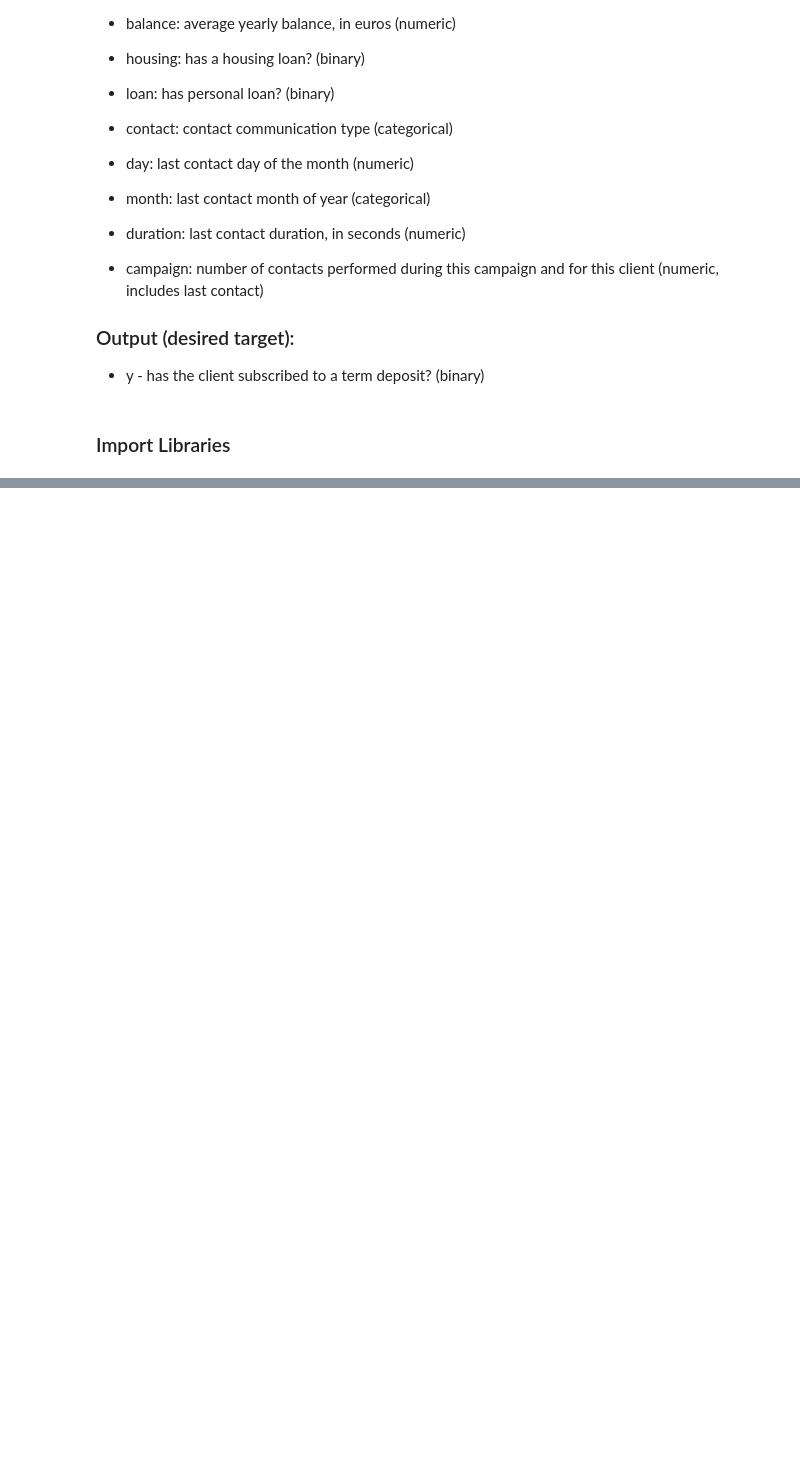
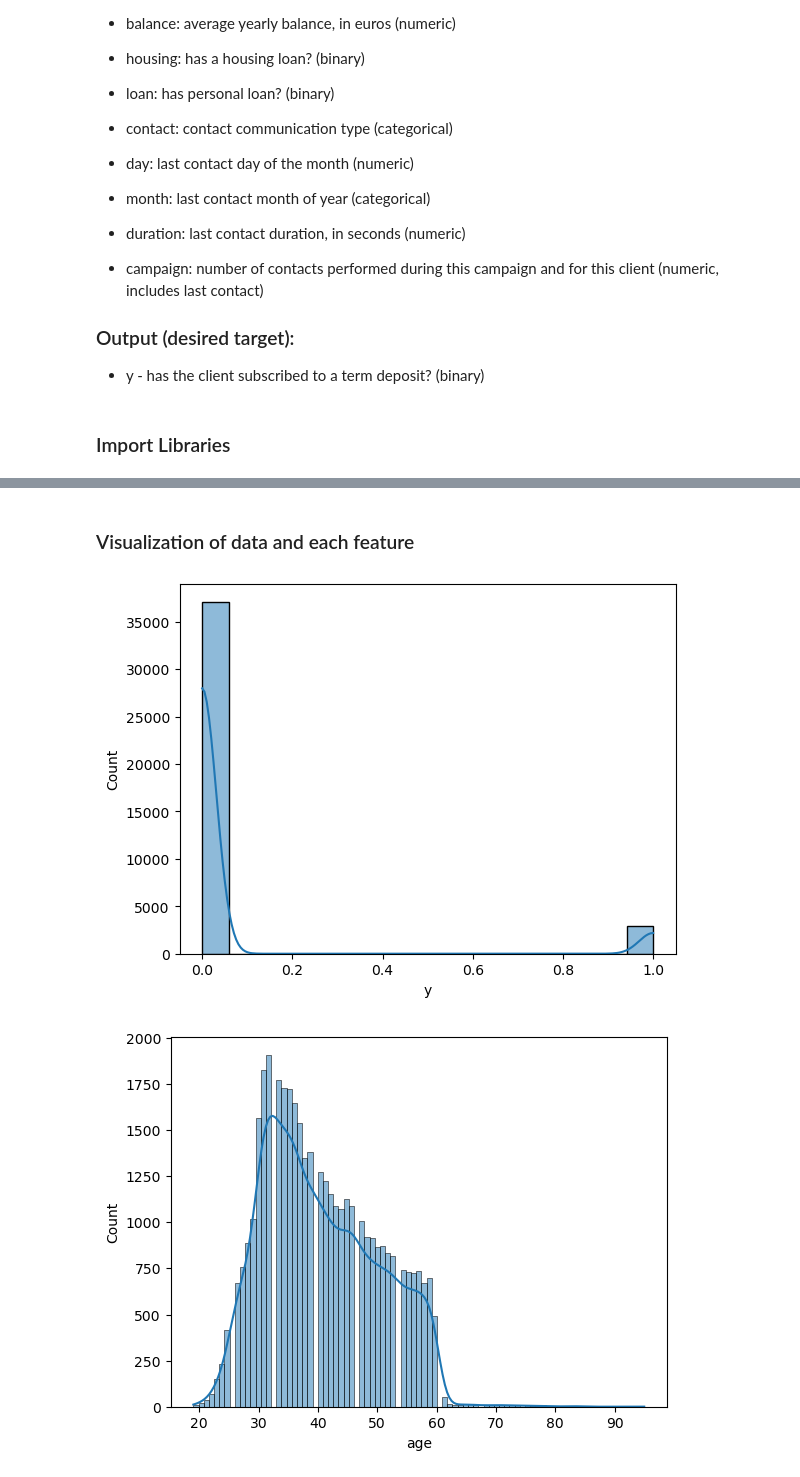
Before and after one commit to NNtorvas/TermDepositMarketing, a Jupyter notebook: term_deposit_marketing_notebook.ipynb, the cells around one changed output, grey strips where cells are left out. Saved outputs shown, nothing was run; the diff lists cells and outputs as text; code cells hidden in the pictures; blank space fills up the shorter version.

```diff
--- a/term_deposit_marketing_notebook.ipynb
+++ b/term_deposit_marketing_notebook.ipynb
@@ -91,0 +176,21 @@ VBox(children=(Tab(children=(Tab(children=(GridBox(children=(VBox(children=(Grid
+# %%
+# we will replace the categories with more than 2 unique values with OrdinalNumberEncoding
+# we create dictionaries for each variable and keep it for future reference
+mapping_dictionary_value_job = {'management': 0, 'technician': 1, 'entrepreneur': 2, 'blue-collar': 3, 'unknown': 4,
+'retired': 5, 'admin': 6, 'services': 7, 'self-employed': 8, 'unemployed': 9, 'housemaid': 10,'student': 11}
+
+mapping_dictionary_value_month = {'jan': 1, 'feb': 2, 'mar': 3, 'apr': 4, 'may': 5, 'jun': 6, 'jul': 7, 'aug': 8, 'oct': 10, 'nov': 11, 'dec': 12}
+
+mapping_dictionary_value_marital = {'married': 2, 'single': 1, 'divorced': 0}
+
+mapping_dictionary_value_education = {'tertiary': 0, 'secondary': 1, 'unknown': 2, 'primary': 3}
+
+mapping_dictionary_value_contact = {'unknown': 0, 'cellular': 1, 'telephone': 2}
+# %%
+# replacing the categorical values with their mapping
+data['job'] = data.job.map(mapping_dictionary_value_job)
+data['month'] = data.month.map(mapping_dictionary_value_month)
+data['marital'] = data.marital.map(mapping_dictionary_value_marital)
+data['education'] = data.education.map(mapping_dictionary_value_education)
+data['contact'] = data.contact.map(mapping_dictionary_value_contact)
+data
@@ -91,0 +232,4 @@ VBox(children=(Tab(children=(Tab(children=(GridBox(children=(VBox(children=(Grid
+# %%
+# move y column in the start of the data table
+col = data.pop("y")
+data.insert(0, col.name, col)
@@ -91,0 +249,10 @@ VBox(children=(Tab(children=(Tab(children=(GridBox(children=(VBox(children=(Grid
+# %% [markdown]
+### Visualization of data and each feature
+# %%
+# distributions
+for col in data.columns[:]:
+  plt.figure()
+  sns.histplot(data=data, x=col, kde=True)
+# %% [output]
+[figure, added]
+[figure, added]
```
Also changed, not shown: parts of 17 cells of this notebook.
